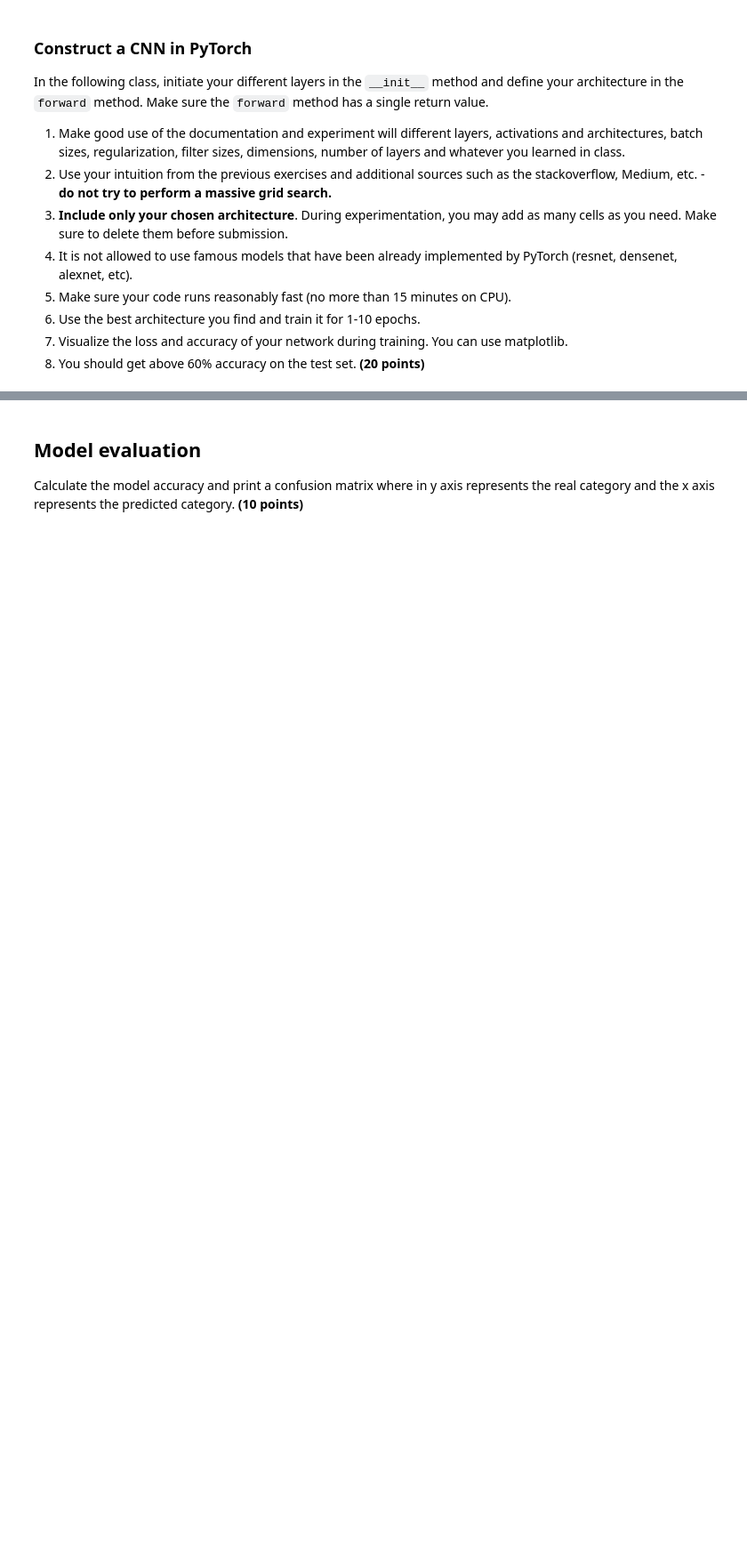
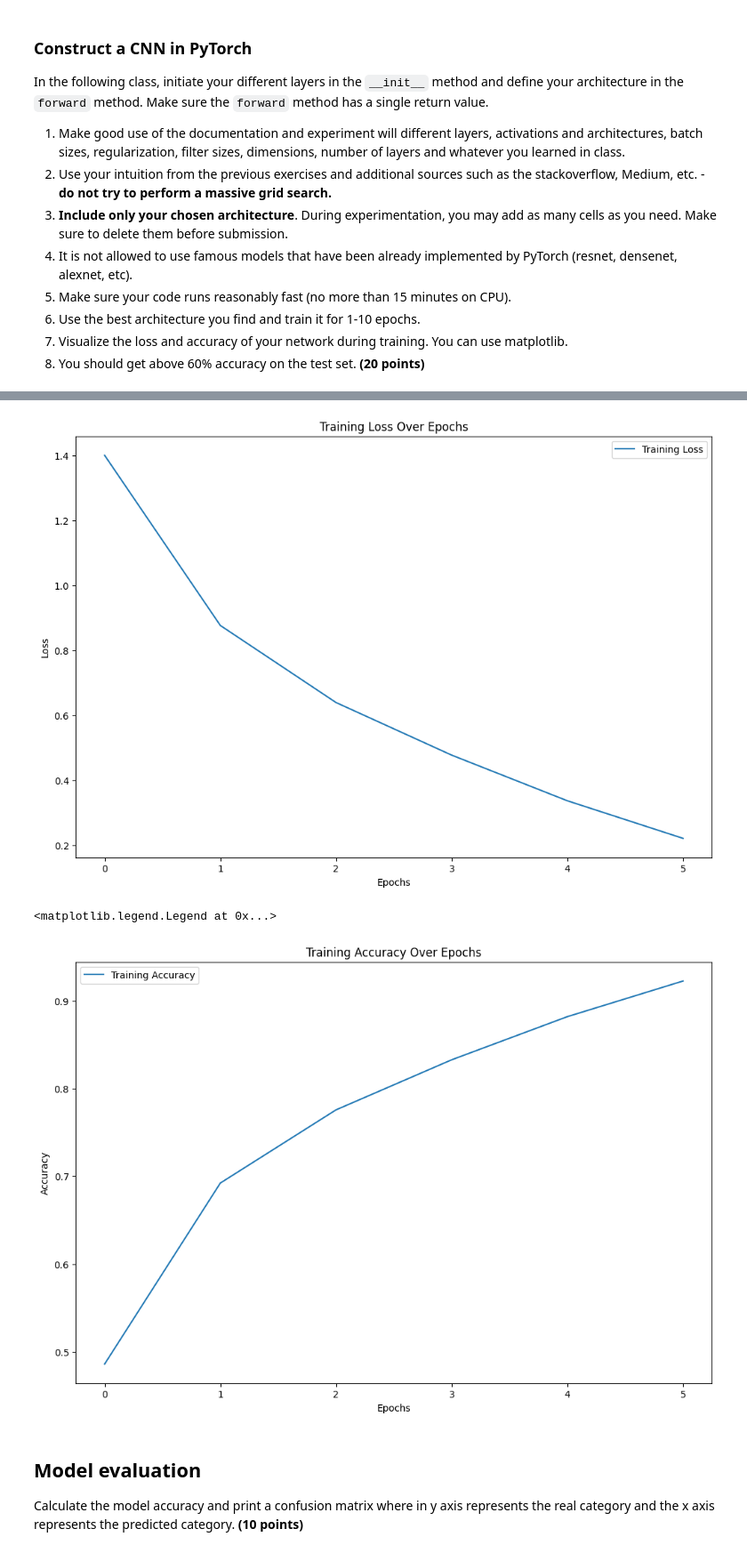
Before and after one commit to vaknin34/DL-Task3, a Jupyter notebook: HW3_ID.ipynb, the cells around one changed output, grey strips where cells are left out. Shown: that part at 89% size. Drawn from its saved outputs; the diff is of its cells as text; code cells hidden in the pictures; blank space fills up the shorter version.

```diff
--- a/HW3_ID.ipynb
+++ b/HW3_ID.ipynb
@@ -126,0 +153,59 @@ pass
+# %%
+#############################################################################
+# TO DO:                                                                    #
+# Define the training loop as seen in class and as demonstrated in the      #
+# documentation. Note, if you are using GPU, make sure your code runs on    #
+# CPU also. Code that cannot run will not be tested.                        #
+#############################################################################
+# Lists to store training loss and accuracy
+train_loss_values = []
+train_acc_values = []
+
+for epoch in range(6):
+    running_loss = 0.0
+    accuracy = 0.0
+    for i, data in enumerate(trainloader):
+        # get the inputs; data is a list of [inputs, labels]
+        inputs, labels = data
+
+        # zero the parameter gradients
+        optimizer.zero_grad()
+
+        # forward + backward + optimize
+        outputs = net(inputs)
+        loss = criterion(outputs, labels)
+        loss.backward()
+        optimizer.step()
+
+        # print statistics
+        running_loss += loss.item()
+        accuracy += (outputs.argmax(dim=1) == labels).sum().item() / len(labels)
+
+
+    print('Epoch: %d, Loss: %.3f, Accuracy: %.3f' % (epoch + 1, running_loss / len(trainloader), accuracy / len(trainloader)))
+
+    # Calculate average loss and accuracy for the epoch and store it
+    avg_loss = running_loss / len(trainloader)
+    train_loss_values.append(avg_loss)
+    avg_accuracy = accuracy / len(trainloader)
+    train_acc_values.append(avg_accuracy)
+
+# Plotting the training loss
+plt.plot(train_loss_values, label='Training Loss')
+plt.title('Training Loss Over Epochs')
+plt.xlabel('Epochs')
+plt.ylabel('Loss')
+plt.legend()
+plt.show()
+
+# Plotting the training accuracy
+plt.plot(train_acc_values, label='Training Accuracy')
+plt.title('Training Accuracy Over Epochs')
+plt.xlabel('Epochs')
+plt.ylabel('Accuracy')
+plt.legend()
+
+#############################################################################
+#                             END OF YOUR CODE                              #
+#############################################################################
+# %% [output]
@@ -127,3 +218,6 @@ pass
+[figure, added]
+<matplotlib.legend.Legend at 0x...>
+[figure, added]
 # %% [markdown]
 ## Model evaluation
 
```
Also changed, not shown: parts of 26 cells of this notebook.
